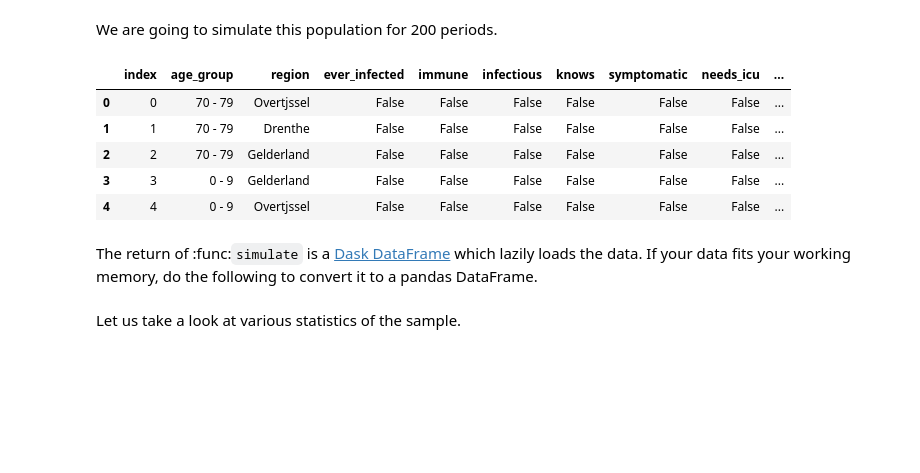
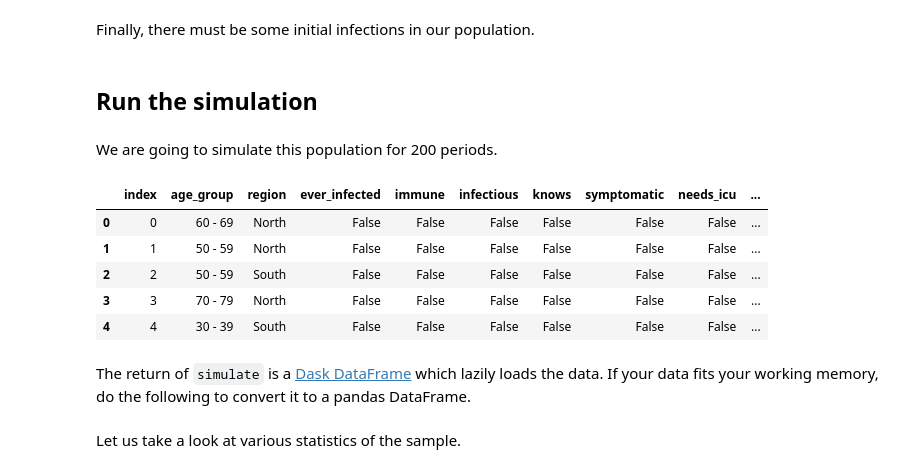
Before and after one commit to covid-19-impact-lab/sid, a Jupyter notebook: docs/source/tutorials/how_to_simulate.ipynb, the cells around one changed output. Drawn from its saved outputs; the diff is of its cells as text; code cells hidden in the pictures; blank space fills up the shorter version.

```diff
--- a/docs/source/tutorials/how_to_simulate.ipynb
+++ b/docs/source/tutorials/how_to_simulate.ipynb
@@ -22,2 +116,3 @@ At first, we are loading some pre-defined parameters.
 # %%
-params = pd.read_csv("../../../sid/params.csv", index_col=index_cols)
+disease_params = pd.read_csv("../../../sid/params.csv", index_col=index_cols)
+disease_params.head(6).round(2)
@@ -27,21 +127,0 @@ a country they live in.
-# %%
-age_group = np.random.choice(
-    [
-        "0 - 9",
-        "10 - 19",
-        "20 - 29",
-        "30 - 39",
-        "40 - 49",
-        "50 - 59",
-        "60 - 69",
-        "70 - 79",
-        "80 - 100",
-    ],
-    size=N_INDIVIDUALS,
-)
-region = np.random.choice(["Drenthe", "Gelderland", "Overtjssel"], size=N_INDIVIDUALS)
-
-initial_states = pd.DataFrame({"age_group": age_group, "region": region}).astype(
-    "category"
-)
-initial_states.head(5)
@@ -111,0 +128,2 @@ assort_probs
+# %%
+params = pd.concat([disease_params, inf_params, assort_probs])
@@ -130,28 +152,37 @@ contact_policies = {
         "is_active": contact_policy_is_active,
     },
 }
+# %% [markdown]
+Finally, there must be some initial infections in our population.
+# %%
+initial_infections = pd.Series(data=False, index=initial_states.index)
+
+infected_individuals = initial_infections.sample(100, random_state=0).index
+initial_infections.loc[infected_individuals] = True
+# %% [markdown]
+## Run the simulation
 # %% [markdown]
 We are going to simulate this population for 200 periods.
 # %%
 df = simulate(
+    initial_states=initial_states,
+    contact_models=contact_models,
     params=params,
-    initial_states=initial_states,
+    contact_policies=contact_policies,
     initial_infections=initial_infections,
-    contact_models=contact_models,
-    duration={"start": "2020-02-27", "periods": N_PERIODS},
-    contact_policies=contact_policies,
+    duration={"start": "2020-02-27", "periods": 200},
     seed=0,
 )
 df.head(5)
 # %% [output]
 |  | index | age_group | region | ever_infected | immune | infectious | knows | symptomatic | needs_icu | ... |
-| 0 | 0 | 70 - 79 | Overtjssel | False | False | False | False | False | False | ... |
-| 1 | 1 | 70 - 79 | Drenthe | False | False | False | False | False | False | ... |
-| 2 | 2 | 70 - 79 | Gelderland | False | False | False | False | False | False | ... |
-| 3 | 3 | 0 - 9 | Gelderland | False | False | False | False | False | False | ... |
-| 4 | 4 | 0 - 9 | Overtjssel | False | False | False | False | False | False | ... |
+| 0 | 0 | 60 - 69 | North | False | False | False | False | False | False | ... |
+| 1 | 1 | 50 - 59 | North | False | False | False | False | False | False | ... |
+| 2 | 2 | 50 - 59 | South | False | False | False | False | False | False | ... |
+| 3 | 3 | 70 - 79 | North | False | False | False | False | False | False | ... |
+| 4 | 4 | 30 - 39 | South | False | False | False | False | False | False | ... |
 # %% [markdown]
-The return of :func:`simulate` is a [Dask DataFrame](https://docs.dask.org/en/latest/dataframe.html) which lazily loads the data. If your data fits your working memory, do the following to convert it to a pandas DataFrame.
+The return of `simulate` is a [Dask DataFrame](https://docs.dask.org/en/latest/dataframe.html) which lazily loads the data. If your data fits your working memory, do the following to convert it to a pandas DataFrame.
 # %%
 df = df.compute()
 # %% [markdown]
```
Also changed, not shown: parts of 30 cells of this notebook.
